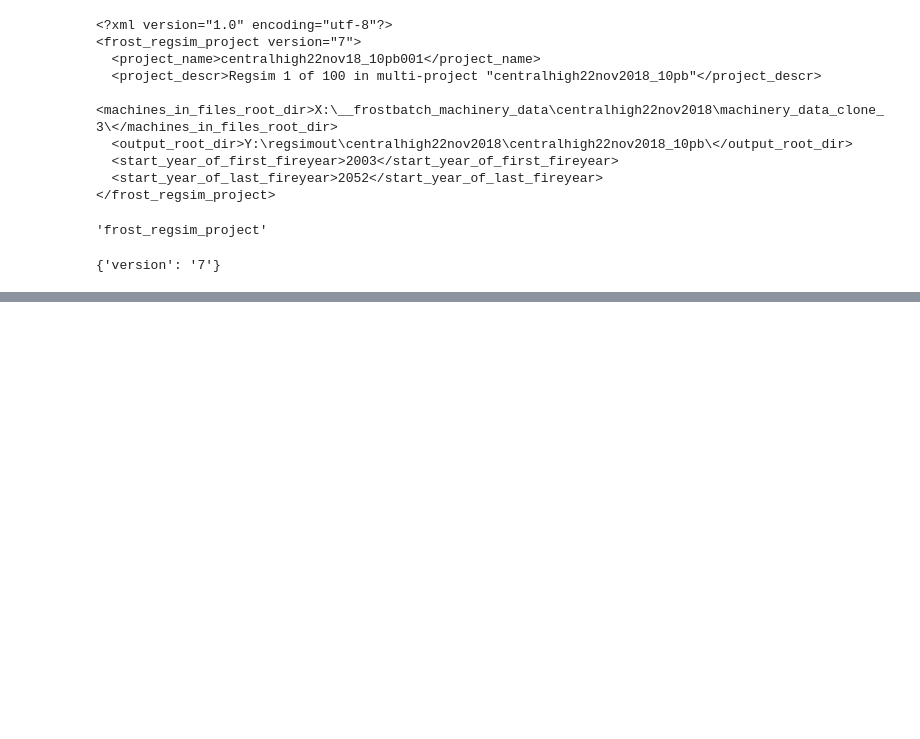
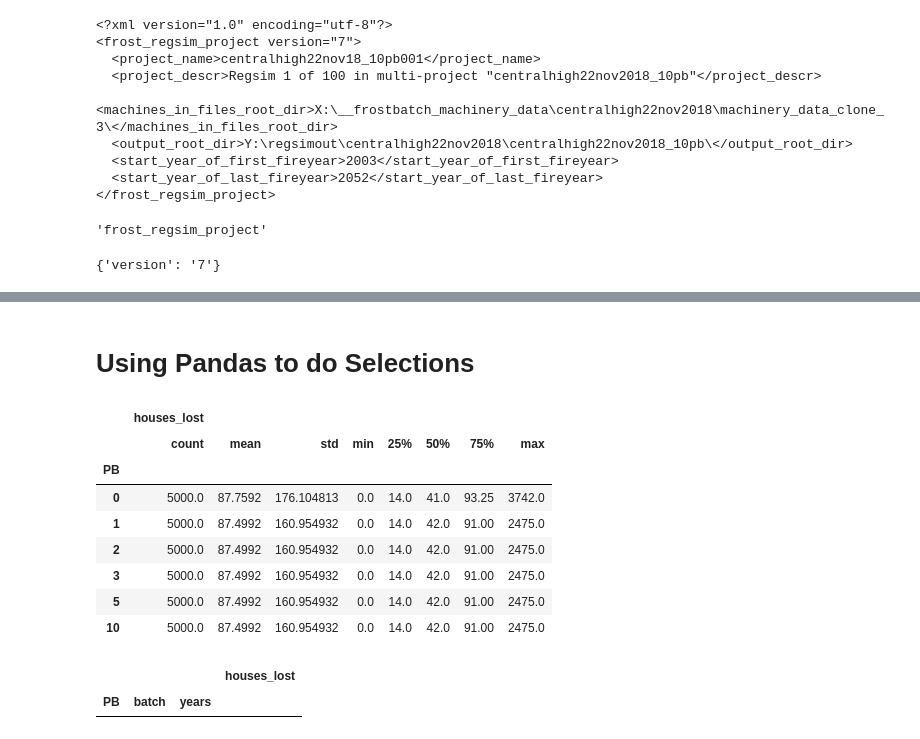
Before and after one commit to AnthonyRawlinsUoM/MetricsDashboard, a Jupyter notebook: Proper Batch and Season Extraction Testing.ipynb, the cells around one changed output, grey strips where cells are left out. Drawn from its saved outputs; the diff is of its cells as text; code cells hidden in the pictures; blank space fills up the shorter version.

```diff
--- a/Proper Batch and Season Extraction Testing.ipynb
+++ b/Proper Batch and Season Extraction Testing.ipynb
@@ -154,0 +239,2 @@ root.attrib
+# %%
+d = ds
@@ -154,0 +277,40 @@ root.attrib
+# %%
+metrics = list(d.Metrics_var.data)
+# %%
+import scipy as sp
+import plotly.plotly as py
+import plotly.plotly as py
+import plotly.figure_factory as ff
+import plotly.graph_objs as go
+
+data = []
+
+for i in metrics:
+    df = d.sel(Metrics_var=i).to_dataframe()
+
+    df = df.drop('Metrics_var', axis=1).rename({'PeopleAndHouses':i}, axis=1)
+    df.to_csv('./Example.dss/data/PeopleAndHouses/'+i+'.csv')
+
+    trace = go.Box(y=df)
+    data.append(trace)
+# %%
+df1 = d.sel(Metrics_var=i).to_dataframe().drop('Metrics_var', axis=1).rename({'PeopleAndHouses':i}, axis=1)
+# %% [markdown]
+# Using Pandas to do Selections
+# %%
+df1.groupby('PB').describe()
+# %% [output]
+|  | houses_lost |  |  |  |  |  |  |  |
+|  | count | mean | std | min | 25% | 50% | 75% | max |
+| PB |  |  |  |  |  |  |  |  |
+| 0 | 5000.0 | 87.7592 | 176.104813 | 0.0 | 14.0 | 41.0 | 93.25 | 3742.0 |
+| 1 | 5000.0 | 87.4992 | 160.954932 | 0.0 | 14.0 | 42.0 | 91.00 | 2475.0 |
+| 2 | 5000.0 | 87.4992 | 160.954932 | 0.0 | 14.0 | 42.0 | 91.00 | 2475.0 |
+| 3 | 5000.0 | 87.4992 | 160.954932 | 0.0 | 14.0 | 42.0 | 91.00 | 2475.0 |
+| 5 | 5000.0 | 87.4992 | 160.954932 | 0.0 | 14.0 | 42.0 | 91.00 | 2475.0 |
+| 10 | 5000.0 | 87.4992 | 160.954932 | 0.0 | 14.0 | 42.0 | 91.00 | 2475.0 |
+# %%
+df1.loc[['PB', 'batch', 'years']]
+# %% [output]
+|  |  |  | houses_lost |
+| PB | batch | years |  |
```
Also changed, not shown: parts of 33 cells of this notebook, 21 other files.
